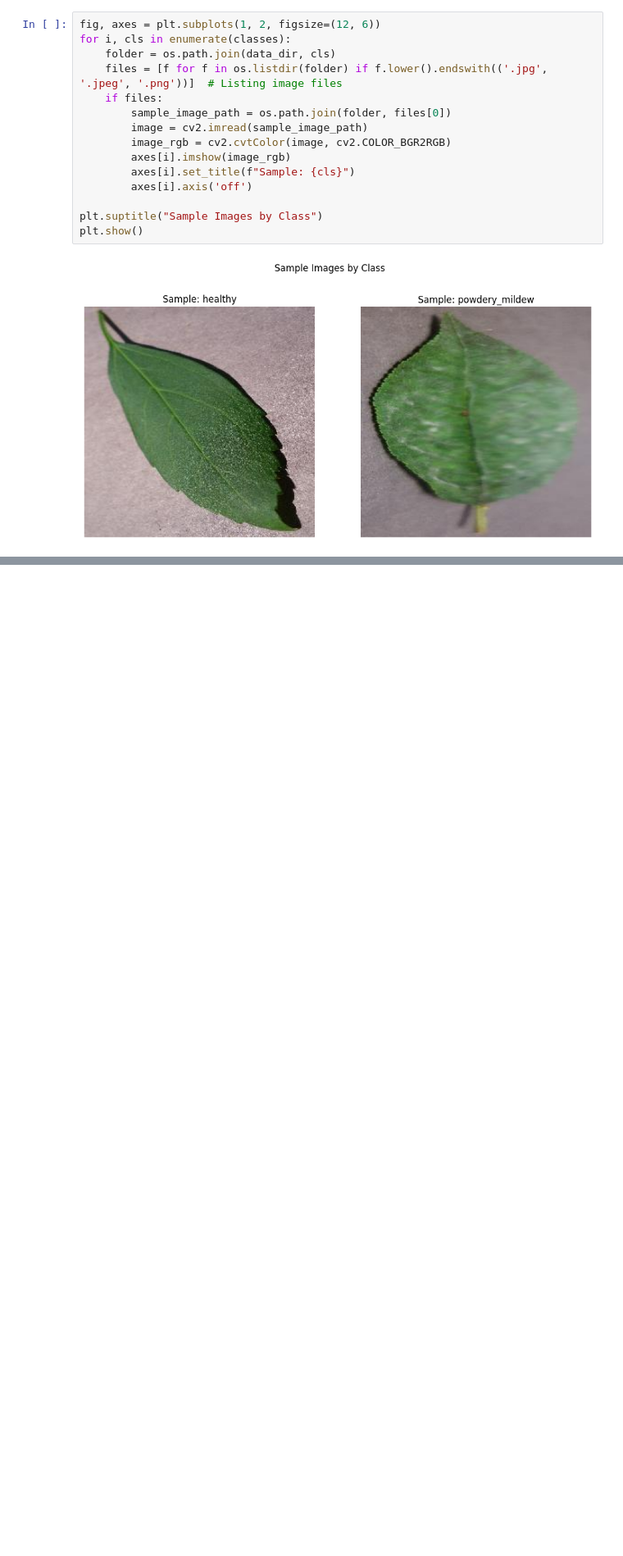
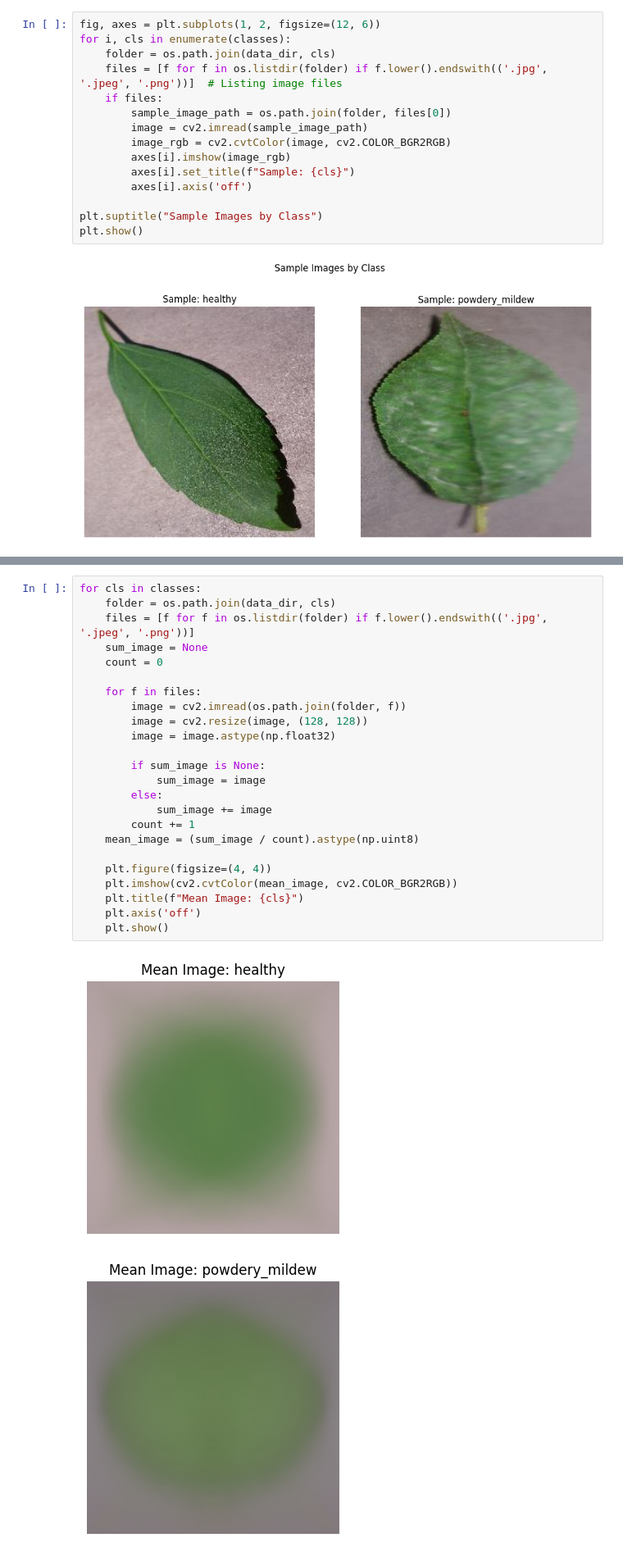
Before and after one commit to elsei123/Mildew-Detector, a Jupyter notebook: jupyter_notebooks/exploratory_analysis.ipynb, the cells around one changed output, grey strips where cells are left out. Shown at 82% size. Saved outputs shown, nothing was run; the diff lists cells and outputs as text; blank space fills up the shorter version.

Commit message:
Compute and display mean image for each class

```diff
--- a/jupyter_notebooks/exploratory_analysis.ipynb
+++ b/jupyter_notebooks/exploratory_analysis.ipynb
@@ -65,0 +69,27 @@ plt.show()
+# %%
+for cls in classes:
+    folder = os.path.join(data_dir, cls)
+    files = [f for f in os.listdir(folder) if f.lower().endswith(('.jpg', '.jpeg', '.png'))]
+    sum_image = None
+    count = 0
+
+    for f in files:
+        image = cv2.imread(os.path.join(folder, f))
+        image = cv2.resize(image, (128, 128))
+        image = image.astype(np.float32)
+
+        if sum_image is None:
+            sum_image = image
+        else:
+            sum_image += image
+        count += 1
+    mean_image = (sum_image / count).astype(np.uint8)
+
+    plt.figure(figsize=(4, 4))
+    plt.imshow(cv2.cvtColor(mean_image, cv2.COLOR_BGR2RGB))
+    plt.title(f"Mean Image: {cls}")
+    plt.axis('off')
+    plt.show()
+# %% [output]
+[figure, added]
+[figure, added]
```
Also changed, not shown: parts of 1 cell of this notebook.
